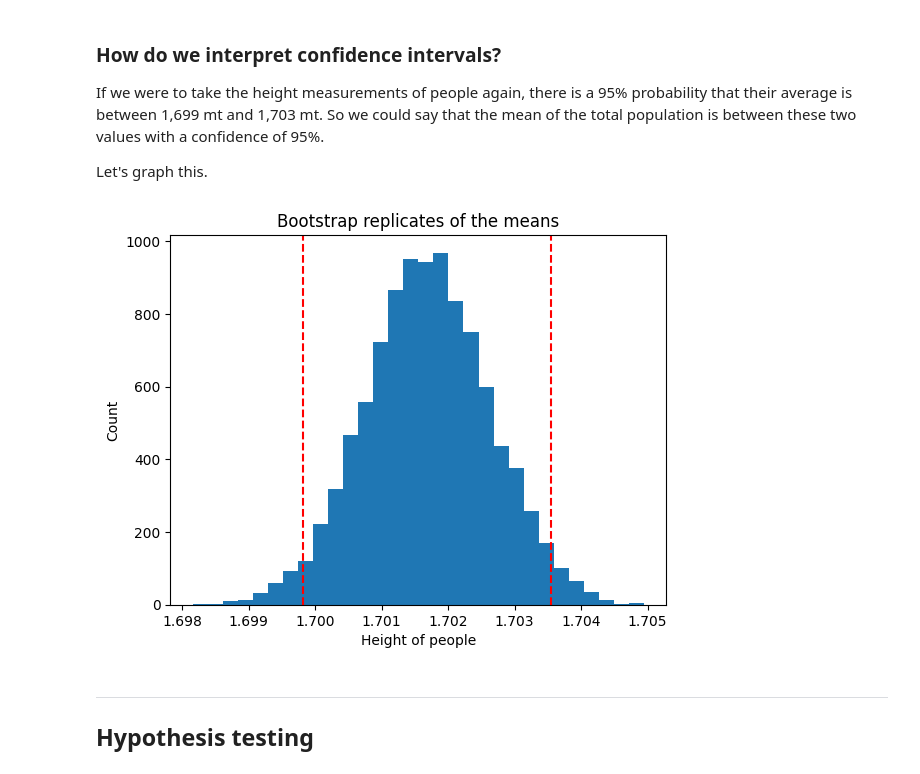
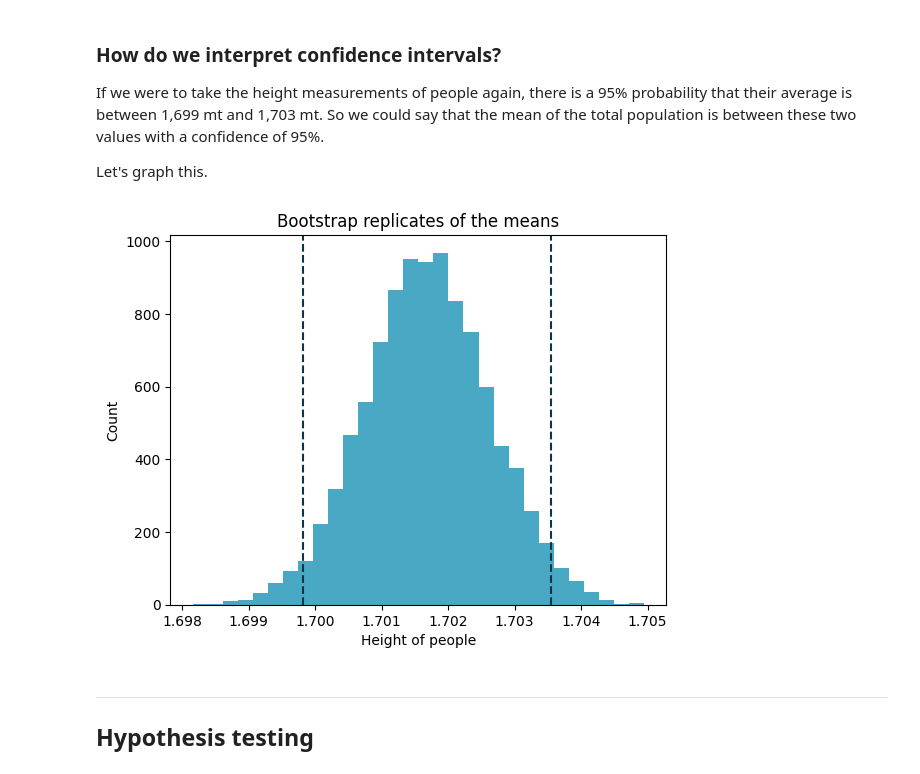
Before and after one commit to William-CCS96/inferential_statitics_obesity_dataset-introduction, a Jupyter notebook: notebooks/0.0-inferential_statitics_obesity_dataset-introduction.ipynb, the cells around one changed output. Saved outputs shown, nothing was run; the diff lists cells and outputs as text; code cells hidden in the pictures.

Commit message:
Color and image readme

```diff
--- a/notebooks/0.0-inferential_statitics_obesity_dataset-introduction.ipynb
+++ b/notebooks/0.0-inferential_statitics_obesity_dataset-introduction.ipynb
@@ -95,7 +95,10 @@ For the example, the data will be filtered by the attribute "Height"
 - We verify that it is a normal distribution.
 # %%
 df_height = df["Height"].values
-sns.histplot(df_age);
+
+colors = ["#49A8C4", "#0E3547"]
+
+sns.histplot(df_age, color = colors[0]);
 # %% [output]
 [figure]
 # %%
@@ -151,14 +138,14 @@ If we were to take the height measurements of people again, there is a 95% proba
 
 Let's graph this.
 # %%
-plt.hist(mean_df_height, bins = 30)
-plt.axvline(ci[0], color= "r", linestyle = "--")
-plt.axvline(ci[1], color= "r", linestyle = "--")
+plt.hist(mean_df_height, bins = 30, color = colors[0])
+plt.axvline(ci[0], color= colors[1], linestyle = "--")
+plt.axvline(ci[1], color= colors[1], linestyle = "--")
 plt.xlabel("Height of people")
 plt.ylabel("Count")
 plt.title("Bootstrap replicates of the means");
 # %% [output]
-[figure, old version]
+[figure, new version]
 # %% [markdown]
 ___
 ## Hypothesis testing
```
Also changed, not shown: parts of 5 cells of this notebook, 1 other file.
